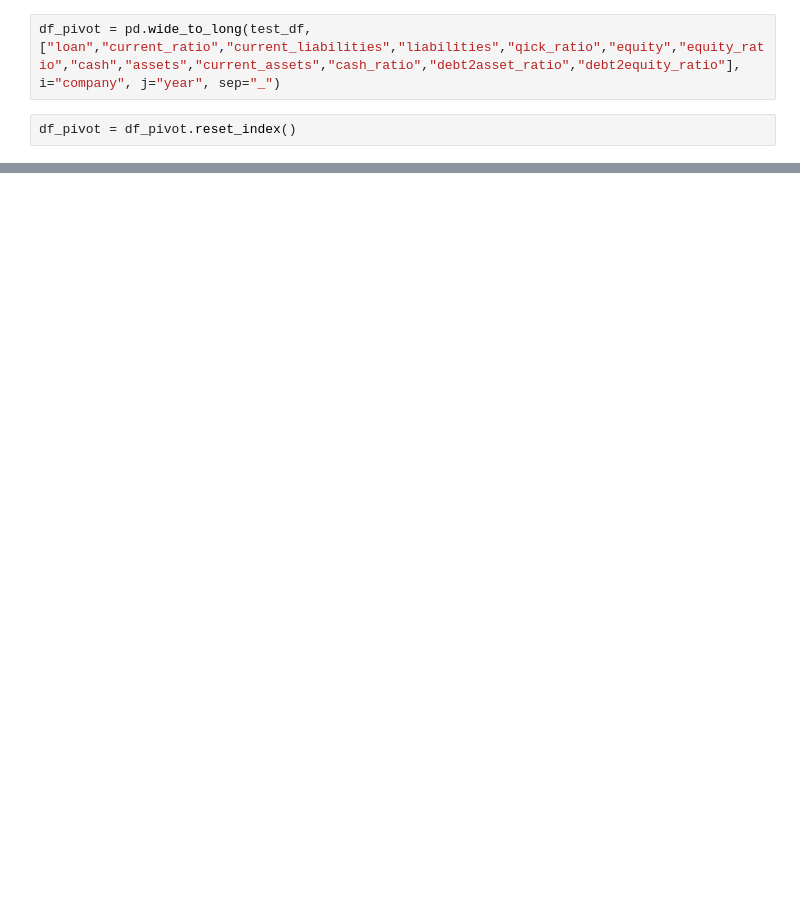
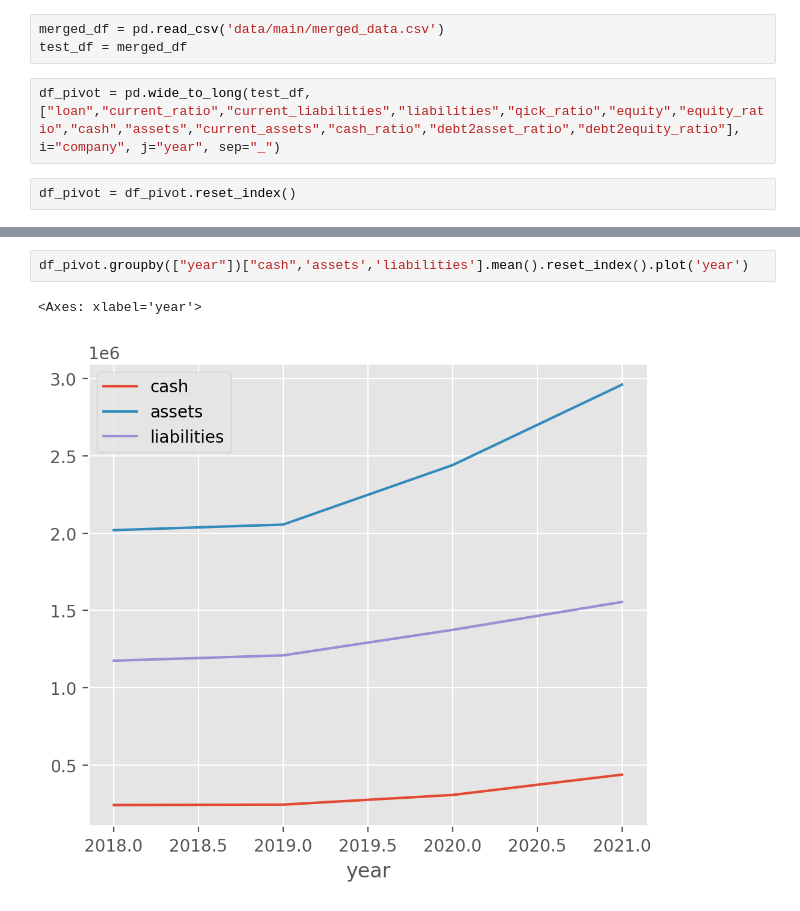
Before and after one commit to m-schildt/AAA, a Jupyter notebook: 5_diff&diff.ipynb, the cells around one changed output, grey strips where cells are left out. Cells and saved outputs as stored; diff of their text form; blank space fills up the shorter version.

Commit message:
new causal curve

```diff
--- a/5_diff&diff.ipynb
+++ b/5_diff&diff.ipynb
@@ -1970,3 +1964,6 @@ test_df = merged_df
+# %%
+merged_df = pd.read_csv('data/main/merged_data.csv')
+test_df = merged_df
 # %%
 df_pivot = pd.wide_to_long(test_df, ["loan","current_ratio","current_liabilities","liabilities","qick_ratio","equity","equity_ratio","cash","assets","current_assets","cash_ratio","debt2asset_ratio","debt2equity_ratio"], i="company", j="year", sep="_")
 # %%
@@ -1997,0 +2031,5 @@ df_pivot
+# %%
+df_pivot.groupby(["year"])["cash",'assets','liabilities'].mean().reset_index().plot('year')
+# %% [output]
+<Axes: xlabel='year'>
+[figure, added]
```
Also changed, not shown: parts of 21 cells of this notebook, 7 other files.
